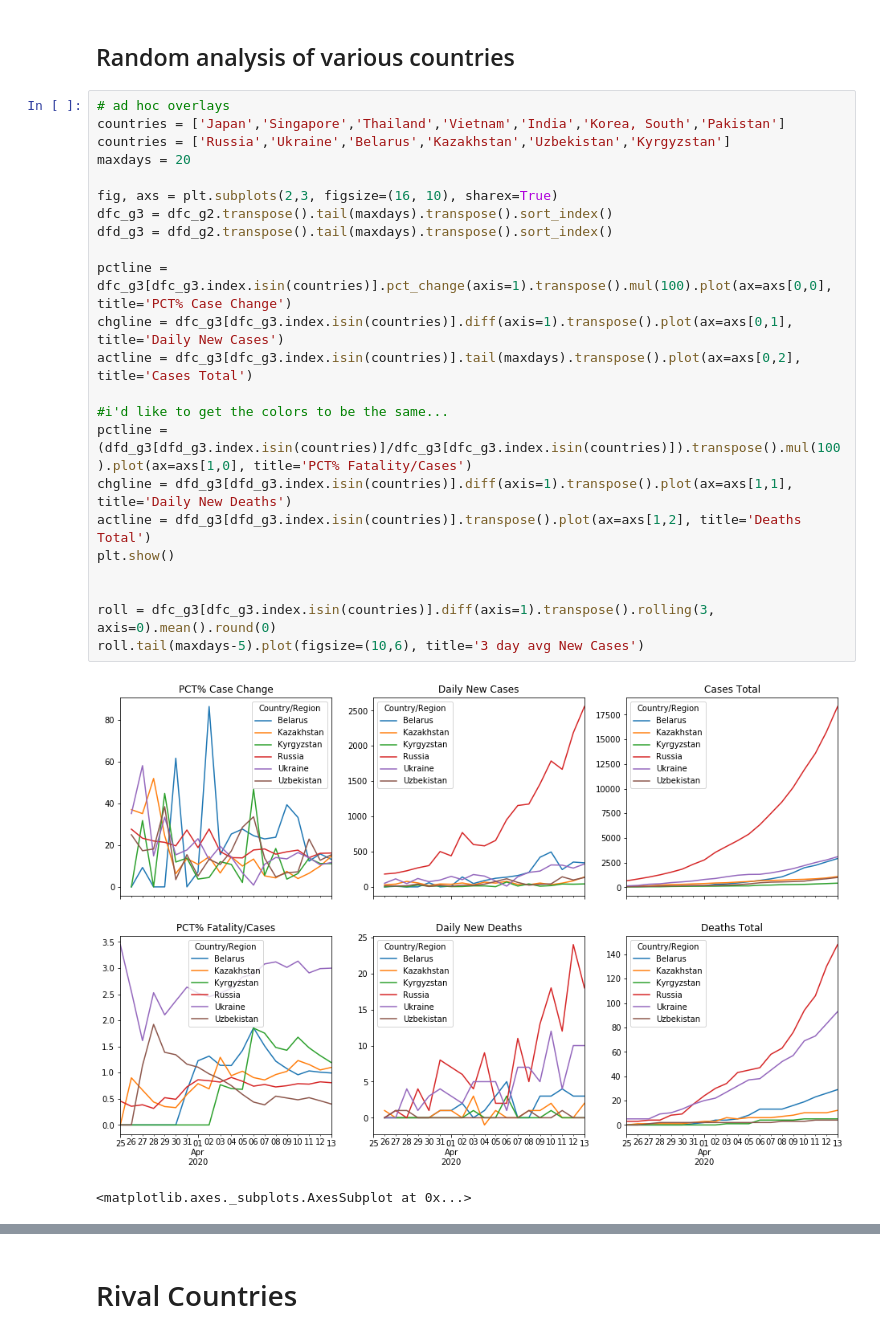
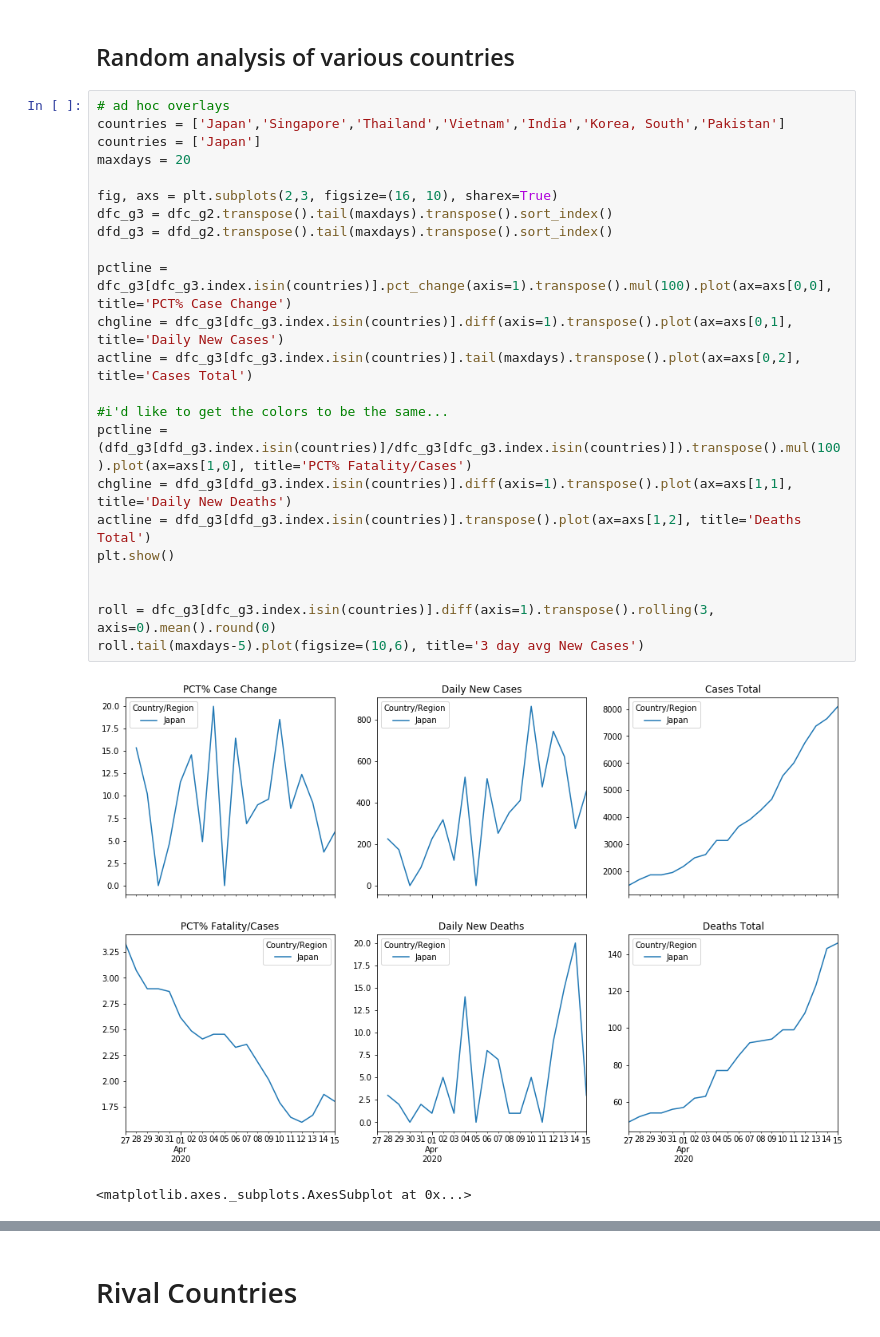
Before and after one commit to dougfoo/machineLearning, a Jupyter notebook: covid/COVID-global-working.ipynb, the cells around one changed output, grey strips where cells are left out. Cells and saved outputs as stored; diff of their text form.

```diff
--- a/covid/COVID-global-working.ipynb
+++ b/covid/COVID-global-working.ipynb
@@ -256,26 +256,26 @@ display('top countries d', dfd_g2.sort_values(by=[dfd_g2.columns[-1]], ascending
 # %%
 # ad hoc overlays
 countries = ['Japan','Singapore','Thailand','Vietnam','India','Korea, South','Pakistan']
-countries = ['Russia','Ukraine','Belarus','Kazakhstan','Uzbekistan','Kyrgyzstan']
+countries = ['Japan']
 maxdays = 20
 
 fig, axs = plt.subplots(2,3, figsize=(16, 10), sharex=True)
 dfc_g3 = dfc_g2.transpose().tail(maxdays).transpose().sort_index()
 dfd_g3 = dfd_g2.transpose().tail(maxdays).transpose().sort_index()
 
 pctline = dfc_g3[dfc_g3.index.isin(countries)].pct_change(axis=1).transpose().mul(100).plot(ax=axs[0,0], title='PCT% Case Change')
 chgline = dfc_g3[dfc_g3.index.isin(countries)].diff(axis=1).transpose().plot(ax=axs[0,1], title='Daily New Cases')
 actline = dfc_g3[dfc_g3.index.isin(countries)].tail(maxdays).transpose().plot(ax=axs[0,2], title='Cases Total')
 
 #i'd like to get the colors to be the same...
 pctline = (dfd_g3[dfd_g3.index.isin(countries)]/dfc_g3[dfc_g3.index.isin(countries)]).transpose().mul(100).plot(ax=axs[1,0], title='PCT% Fatality/Cases')
 chgline = dfd_g3[dfd_g3.index.isin(countries)].diff(axis=1).transpose().plot(ax=axs[1,1], title='Daily New Deaths')
 actline = dfd_g3[dfd_g3.index.isin(countries)].transpose().plot(ax=axs[1,2], title='Deaths Total')
 plt.show()
 
 
 roll = dfc_g3[dfc_g3.index.isin(countries)].diff(axis=1).transpose().rolling(3, axis=0).mean().round(0)
 roll.tail(maxdays-5).plot(figsize=(10,6), title='3 day avg New Cases')
 # %% [output]
-[figure, old version]
+[figure, new version]
 <matplotlib.axes._subplots.AxesSubplot at 0x...>
```
Also changed, not shown: parts of 18 cells of this notebook, 1 other file.
